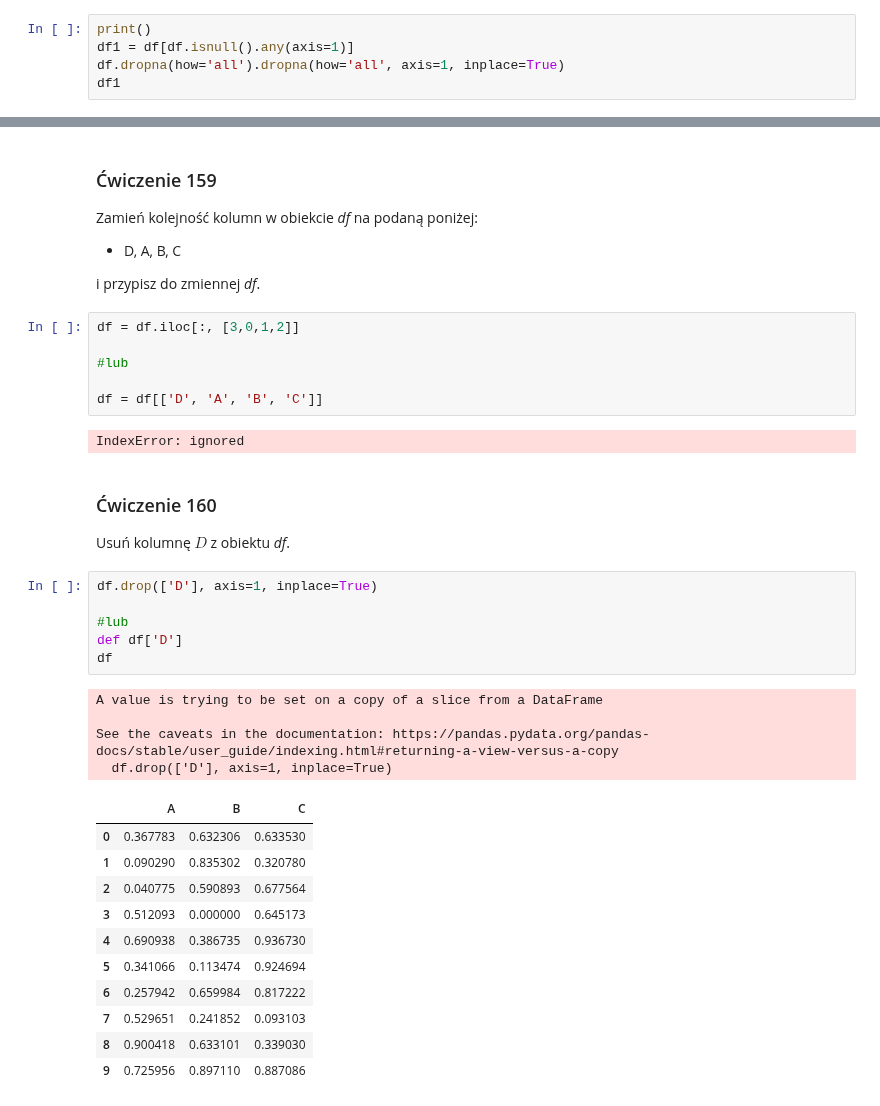
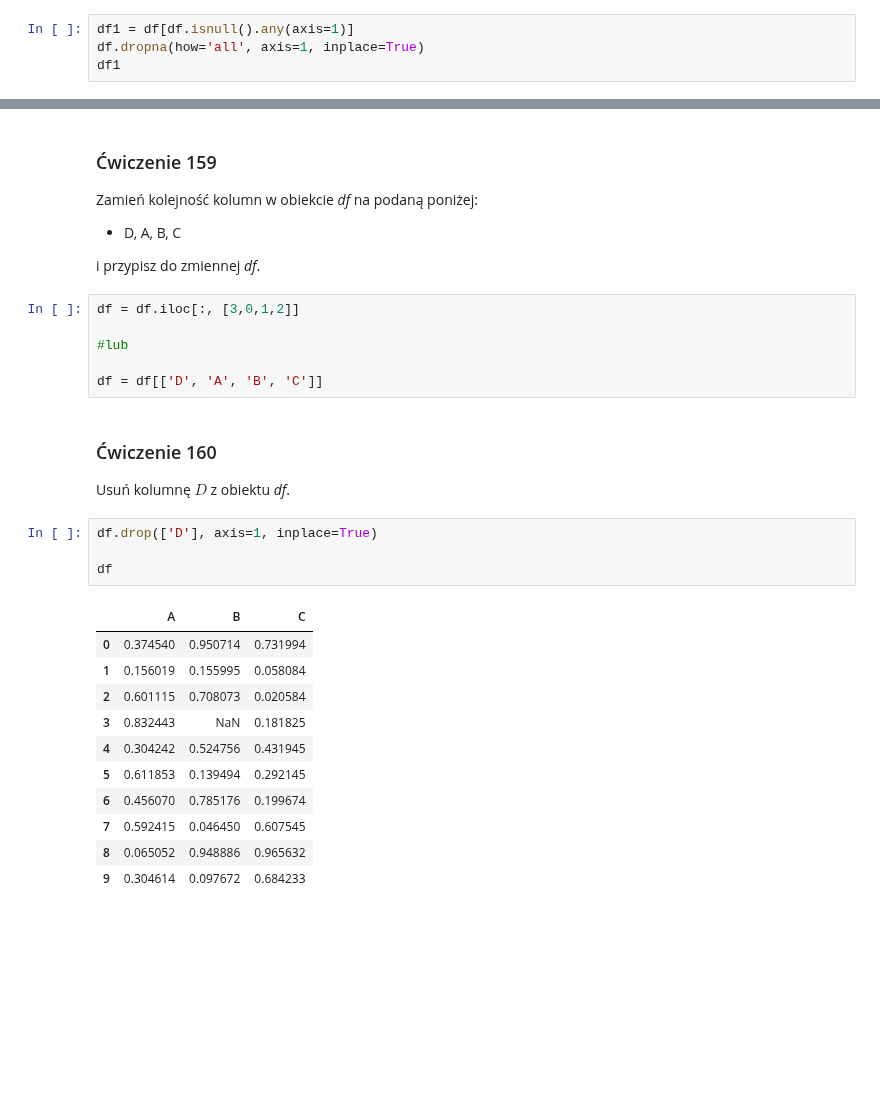
Before and after one commit to LucjanSakowicz/data-science-bootcamp, a Jupyter notebook: 09_exercises/151_160_exercises.ipynb, the cells around one changed output, grey strips where cells are left out. Drawn from its saved outputs; the diff is of its cells as text; blank space fills up the shorter version.

```diff
--- a/09_exercises/151_160_exercises.ipynb
+++ b/09_exercises/151_160_exercises.ipynb
@@ -154,9 +141,8 @@ df
 ### <a name='5'></a> Ćwiczenie 155
 Usuń wszystkie wiersze z obiektu _df_ zawierające braki danych i przypisz do zmiennej _df1_. Wyświetl zmienną _df1_.
 # %%
-print()
 df1 = df[df.isnull().any(axis=1)]
-df.dropna(how='all').dropna(how='all', axis=1, inplace=True)
+df.dropna(how='all', axis=1, inplace=True)
 df1
 # %% [output]
 |  | A | B | C | D |
@@ -213,30 +199,22 @@ df = df.iloc[:, [3,0,1,2]]
 #lub
 
 df = df[['D', 'A', 'B', 'C']]
-# %% [output]
-IndexError: ignored
 # %% [markdown]
 ### <a name='10'></a> Ćwiczenie 160
 Usuń kolumnę $D$ z obiektu _df_.
 # %%
 df.drop(['D'], axis=1, inplace=True)
 
-#lub
-def df['D']
 df
 # %% [output]
-A value is trying to be set on a copy of a slice from a DataFrame
-
-See the caveats in the documentation: https://pandas.pydata.org/pandas-docs/stable/user_guide/indexing.html#returning-a-view-versus-a-copy
-  df.drop(['D'], axis=1, inplace=True)
 |  | A | B | C |
-| 0 | 0.367783 | 0.632306 | 0.633530 |
-| 1 | 0.090290 | 0.835302 | 0.320780 |
-| 2 | 0.040775 | 0.590893 | 0.677564 |
-| 3 | 0.512093 | 0.000000 | 0.645173 |
-| 4 | 0.690938 | 0.386735 | 0.936730 |
-| 5 | 0.341066 | 0.113474 | 0.924694 |
-| 6 | 0.257942 | 0.659984 | 0.817222 |
-| 7 | 0.529651 | 0.241852 | 0.093103 |
-| 8 | 0.900418 | 0.633101 | 0.339030 |
-| 9 | 0.725956 | 0.897110 | 0.887086 |
+| 0 | 0.374540 | 0.950714 | 0.731994 |
+| 1 | 0.156019 | 0.155995 | 0.058084 |
+| 2 | 0.601115 | 0.708073 | 0.020584 |
+| 3 | 0.832443 | NaN | 0.181825 |
+| 4 | 0.304242 | 0.524756 | 0.431945 |
+| 5 | 0.611853 | 0.139494 | 0.292145 |
+| 6 | 0.456070 | 0.785176 | 0.199674 |
+| 7 | 0.592415 | 0.046450 | 0.607545 |
+| 8 | 0.065052 | 0.948886 | 0.965632 |
+| 9 | 0.304614 | 0.097672 | 0.684233 |
```
Also changed, not shown: parts of 9 cells of this notebook.
